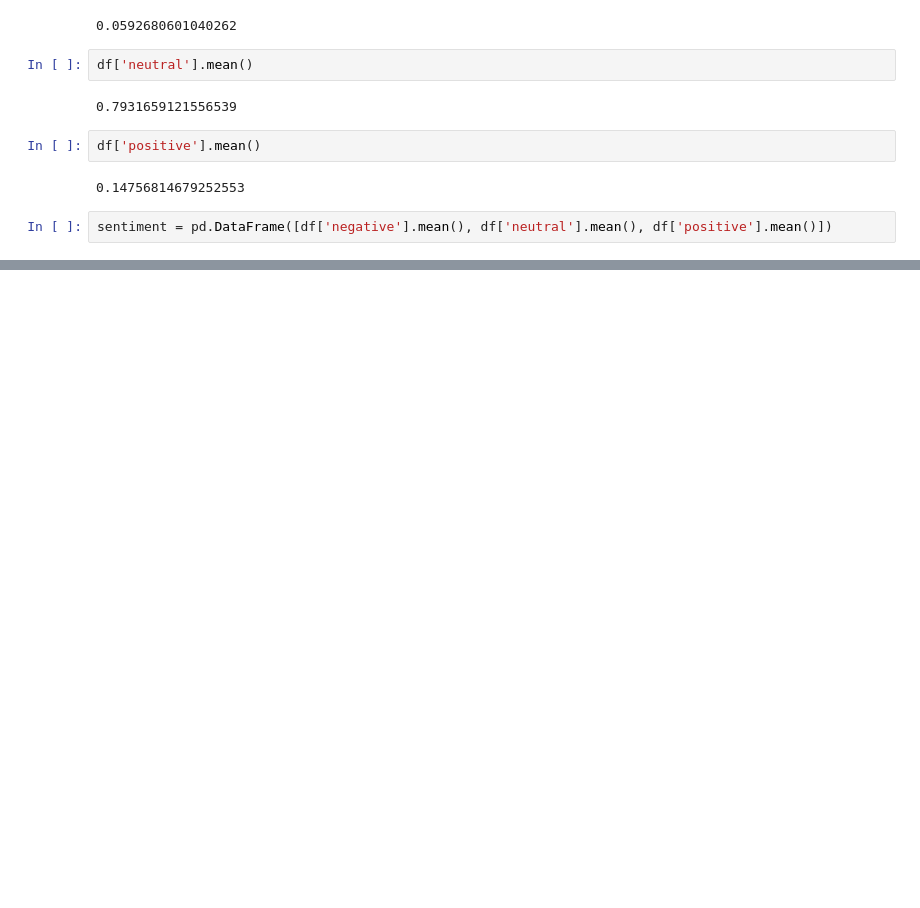
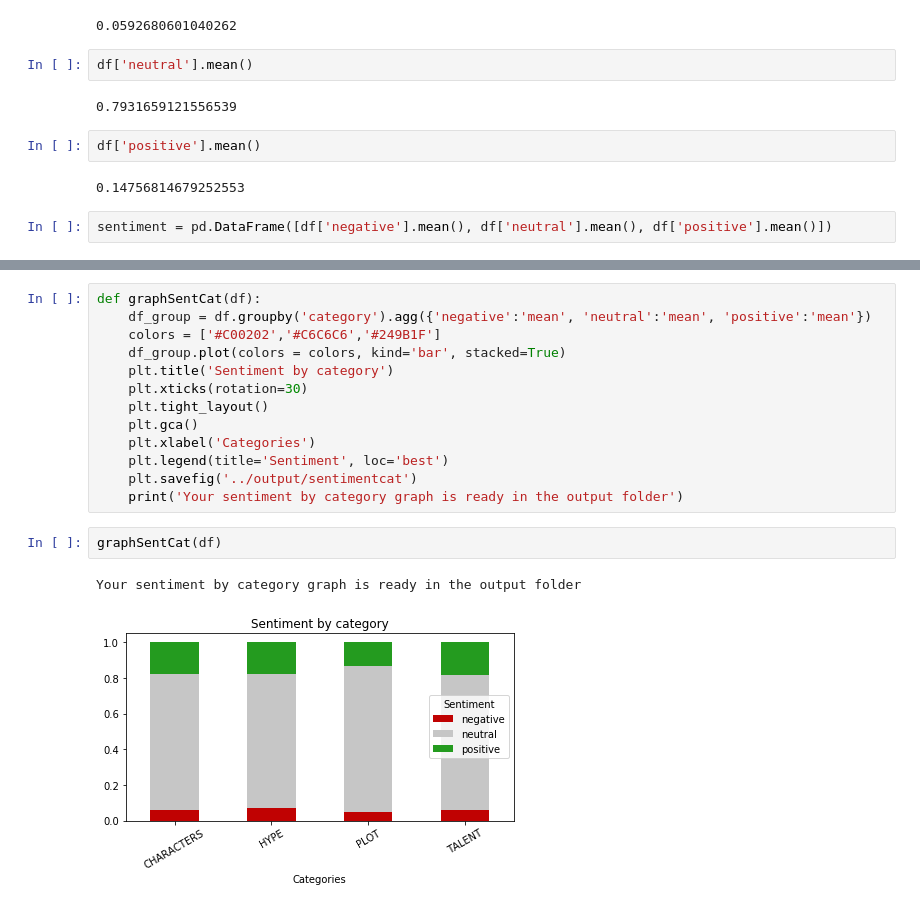
Before and after one commit to patricrp/nlp-finalproject, a Jupyter notebook: src/Sentiment analysis.ipynb, the cells around one changed output, grey strips where cells are left out. Cells and saved outputs as stored; diff of their text form; blank space fills up the shorter version.

```diff
--- a/src/Sentiment analysis.ipynb
+++ b/src/Sentiment analysis.ipynb
@@ -122,0 +144,18 @@ Your sentiment graph is ready in the output folder
+# %%
+def graphSentCat(df):
+    df_group = df.groupby('category').agg({'negative':'mean', 'neutral':'mean', 'positive':'mean'})
+    colors = ['#C00202','#C6C6C6','#249B1F']
+    df_group.plot(colors = colors, kind='bar', stacked=True)
+    plt.title('Sentiment by category')
+    plt.xticks(rotation=30)
+    plt.tight_layout()
+    plt.gca()
+    plt.xlabel('Categories')
+    plt.legend(title='Sentiment', loc='best')
+    plt.savefig('../output/sentimentcat')
+    print('Your sentiment by category graph is ready in the output folder')
+# %%
+graphSentCat(df)
+# %% [output]
+Your sentiment by category graph is ready in the output folder
+[figure, added]
```
Also changed, not shown: parts of 8 cells of this notebook, 4 other files.
